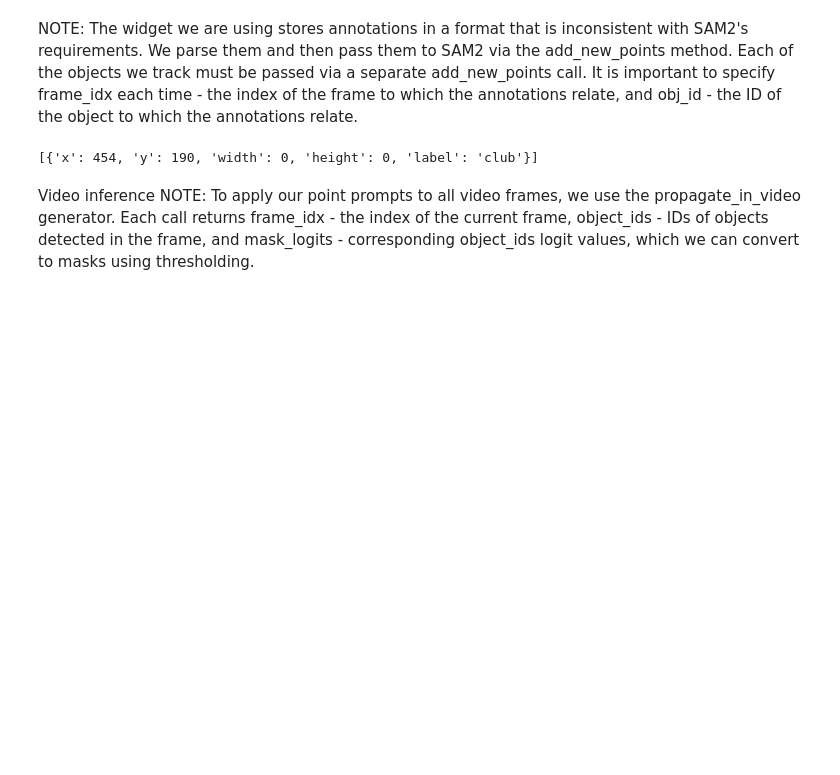
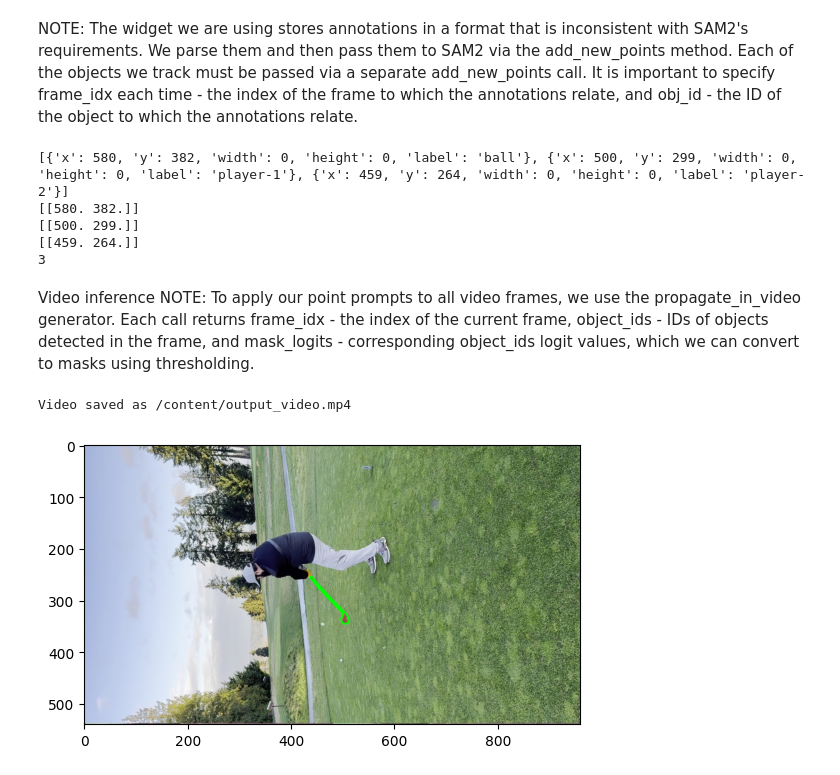
Before and after one commit to gurkhali/sam2, a Jupyter notebook: Sam2.ipynb, the cells around one changed output. Saved outputs shown, nothing was run; the diff lists cells and outputs as text; code cells hidden in the pictures; blank space fills up the shorter version.

```diff
--- a/Sam2.ipynb
+++ b/Sam2.ipynb
@@ -147,5 +148,5 @@ OBJECTS = ['club']
 # %%
-FRAME_IDX = 100
+FRAME_IDX = 1
 FRAME_PATH = Path(SOURCE_FRAMES) / f"{FRAME_IDX:05d}.jpeg"
 widget = BBoxWidget(classes=OBJECTS)
 widget.image = encode_image(FRAME_PATH)
@@ -156,11 +157,16 @@ BBoxWidget(classes=['club'], colors=['#1f77b4', '#ff7f0e', '#2ca02c', '#d62728',
 NOTE: The widget we are using stores annotations in a format that is inconsistent with SAM2's requirements. We parse them and then pass them to SAM2 via the add_new_points method. Each of the objects we track must be passed via a separate add_new_points call. It is important to specify frame_idx each time - the index of the frame to which the annotations relate, and obj_id - the ID of the object to which the annotations relate.
 # %%
 default_box = [
-    {'x': 450, 'y': 100, 'width': 0, 'height': 0, 'label': 'club'},
+    {'x': 529, 'y': 326, 'width': 0, 'height': 0, 'label': 'club'},
+    {'x': 529, 'y': 326, 'width': 0, 'height': 0, 'label': 'club'},
+     {'x': 529, 'y': 326, 'width': 0, 'height': 0, 'label': 'club'},
 ]
 
 
+
+
 boxes = widget.bboxes if widget.bboxes else default_box
+#boxes = default_box
 print(boxes)
 for object_id, label in enumerate(OBJECTS, start=1):
     boxes = [box for box in widget.bboxes if box['label'] == label]
@@ -175,6 +181,7 @@ for object_id, label in enumerate(OBJECTS, start=1):
         ] for box in boxes
     ], dtype=np.float32)
     labels = np.ones(len(points))
+    print(points)
 
     _, object_ids, mask_logits = sam2_model.add_new_points(
         inference_state=inference_state,
@@ -183,8 +190,13 @@ for object_id, label in enumerate(OBJECTS, start=1):
         points=points,
         labels=labels,
     )
+print(len(mask_logits))
 # %% [output]
-[{'x': 454, 'y': 190, 'width': 0, 'height': 0, 'label': 'club'}]
+[{'x': 580, 'y': 382, 'width': 0, 'height': 0, 'label': 'ball'}, {'x': 500, 'y': 299, 'width': 0, 'height': 0, 'label': 'player-1'}, {'x': 459, 'y': 264, 'width': 0, 'height': 0, 'label': 'player-2'}]
+[[580. 382.]]
+[[500. 299.]]
+[[459. 264.]]
+3
 # %% [markdown]
 Video inference
 NOTE: To apply our point prompts to all video frames, we use the propagate_in_video generator. Each call returns frame_idx - the index of the current frame, object_ids - IDs of objects detected in the frame, and mask_logits - corresponding object_ids logit values, which we can convert to masks using thresholding.
@@ -200,6 +212,7 @@ mask_annotator = sv.MaskAnnotator(
 
 frame_sample = []
 detections_array = []
+all_polygons = []
 tracker = sv.ByteTrack()
 with sv.VideoSink(TARGET_VIDEO.as_posix(), video_info=video_info) as sink:
     for frame_idx, object_ids, mask_logits in sam2_model.propagate_in_video(inference_state):
@@ -211,15 +224,8 @@ with sv.VideoSink(TARGET_VIDEO.as_posix(), video_info=video_info) as sink:
         # Convert mask to uint8 for contour detection
         mask_uint8 = (masks[0] * 255).astype(np.uint8)
 
-        # Extract contours (polygons)
-        contours, _ = cv2.findContours(mask_uint8, cv2.RETR_EXTERNAL, cv2.CHAIN_APPROX_SIMPLE)
-        # Extract contours (polygons)
 
-        # Convert contours to polygon format
-        polygons = [contour.reshape(-1, 2) for contour in contours]
 
-        # Print the first polygon's coordinates
-        print("Polygon Coordinates:", polygons[0])
 
         detections = sv.Detections(
             xyxy=sv.mask_to_xyxy(masks=masks),
@@ -233,3 +239,57 @@ with sv.VideoSink(TARGET_VIDEO.as_posix(), video_info=video_info) as sink:
         sink.write_frame(annotated_frame)
         #if frame_idx % 4:
         frame_sample.append(annotated_frame)
+
+
+        # Extract contours (polygons)
+        contours, _ = cv2.findContours(mask_uint8, cv2.RETR_EXTERNAL, cv2.CHAIN_APPROX_SIMPLE)
+        # Extract contours (polygons)
+
+        # Convert contours to polygon format
+        polygons = [contour.reshape(-1, 2) for contour in contours]
+        all_polygons.append(polygons)
+# %%
+import cv2
+import os
+
+# Define the directory containing images
+image_folder = 'path_to_images'
+video_name = '/content/output_video.mp4'
+
+# Get all image files from the directory and sort them
+#images = [img for img in os.listdir(image_folder) if img.endswith(('.png', '.jpg', '.jpeg'))]
+#images.sort()
+
+# Read the first image to get dimensions
+#first_image = cv2.imread(os.path.join(image_folder, images[0]))
+height, width, layers = frame_sample[0].shape
+
+# Define the codec and create VideoWriter object
+fourcc = cv2.VideoWriter_fourcc(*'mp4v')
+video = cv2.VideoWriter(video_name, fourcc, 30, (width, height))
+i = 0
+# Loop through images and write them to the video
+for image in frame_sample:
+    # Draw the polygon on the image
+    cv2.polylines(image, all_polygons[i], isClosed=True, color=(0, 255, 0), thickness=2)
+
+    video.write(image)
+    i = i + 1
+
+# Release the video writer
+video.release()
+cv2.destroyAllWindows()
+
+print(f'Video saved as {video_name}')
+
+
+
+import matplotlib.pyplot as plt
+
+
+# Show the image
+plt.imshow(cv2.cvtColor(image, cv2.COLOR_BGR2RGB))
+plt.show()
+# %% [output]
+Video saved as /content/output_video.mp4
+[figure, added]
```
Also changed, not shown: parts of 4 cells of this notebook.
